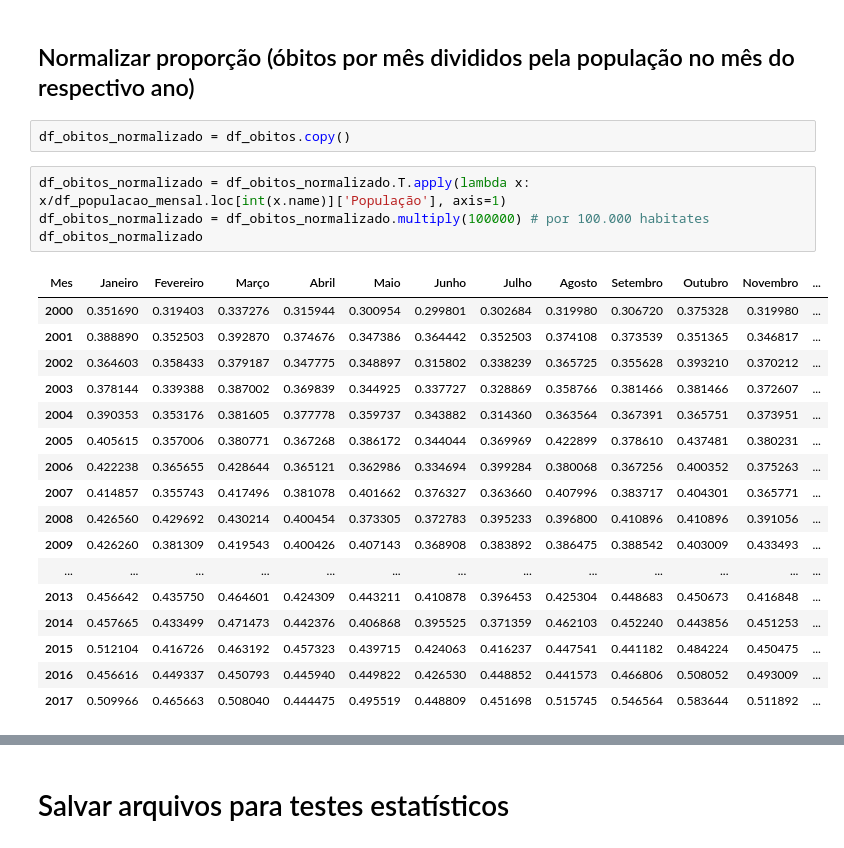
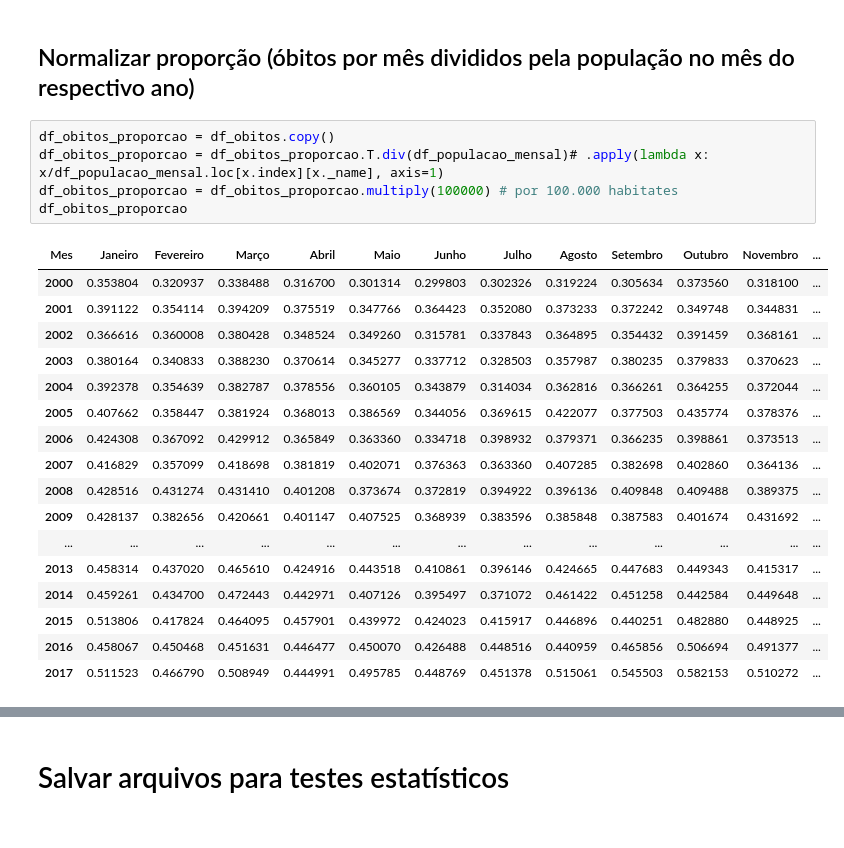
Before and after one commit to jamissonfreitas/IN1119, a Jupyter notebook: analise_mes_ano.ipynb, the cells around one changed output, grey strips where cells are left out. Drawn from its saved outputs; the diff is of its cells as text.

```diff
--- a/analise_mes_ano.ipynb
+++ b/analise_mes_ano.ipynb
@@ -212,28 +220,27 @@ df_obitos.T.plot.line()
 [figure]
 # %% [markdown]
 ## Normalizar proporção (óbitos por mês divididos pela população no mês do respectivo ano)
-# %%
-df_obitos_normalizado = df_obitos.copy()
 # %%
-df_obitos_normalizado = df_obitos_normalizado.T.apply(lambda x: x/df_populacao_mensal.loc[int(x.name)]['População'], axis=1)
-df_obitos_normalizado = df_obitos_normalizado.multiply(100000) # por 100.000 habitates
-df_obitos_normalizado
+df_obitos_proporcao = df_obitos.copy()
+df_obitos_proporcao = df_obitos_proporcao.T.div(df_populacao_mensal)# .apply(lambda x: x/df_populacao_mensal.loc[x.index][x._name], axis=1)
+df_obitos_proporcao = df_obitos_proporcao.multiply(100000) # por 100.000 habitates
+df_obitos_proporcao
 # %% [output]
 | Mes | Janeiro | Fevereiro | Março | Abril | Maio | Junho | Julho | Agosto | Setembro | Outubro | Novembro | ... |
-| 2000 | 0.351690 | 0.319403 | 0.337276 | 0.315944 | 0.300954 | 0.299801 | 0.302684 | 0.319980 | 0.306720 | 0.375328 | 0.319980 | ... |
-| 2001 | 0.388890 | 0.352503 | 0.392870 | 0.374676 | 0.347386 | 0.364442 | 0.352503 | 0.374108 | 0.373539 | 0.351365 | 0.346817 | ... |
-| 2002 | 0.364603 | 0.358433 | 0.379187 | 0.347775 | 0.348897 | 0.315802 | 0.338239 | 0.365725 | 0.355628 | 0.393210 | 0.370212 | ... |
-| 2003 | 0.378144 | 0.339388 | 0.387002 | 0.369839 | 0.344925 | 0.337727 | 0.328869 | 0.358766 | 0.381466 | 0.381466 | 0.372607 | ... |
-| 2004 | 0.390353 | 0.353176 | 0.381605 | 0.377778 | 0.359737 | 0.343882 | 0.314360 | 0.363564 | 0.367391 | 0.365751 | 0.373951 | ... |
-| 2005 | 0.405615 | 0.357006 | 0.380771 | 0.367268 | 0.386172 | 0.344044 | 0.369969 | 0.422899 | 0.378610 | 0.437481 | 0.380231 | ... |
-| 2006 | 0.422238 | 0.365655 | 0.428644 | 0.365121 | 0.362986 | 0.334694 | 0.399284 | 0.380068 | 0.367256 | 0.400352 | 0.375263 | ... |
-| 2007 | 0.414857 | 0.355743 | 0.417496 | 0.381078 | 0.401662 | 0.376327 | 0.363660 | 0.407996 | 0.383717 | 0.404301 | 0.365771 | ... |
-| 2008 | 0.426560 | 0.429692 | 0.430214 | 0.400454 | 0.373305 | 0.372783 | 0.395233 | 0.396800 | 0.410896 | 0.410896 | 0.391056 | ... |
-| 2009 | 0.426260 | 0.381309 | 0.419543 | 0.400426 | 0.407143 | 0.368908 | 0.383892 | 0.386475 | 0.388542 | 0.403009 | 0.433493 | ... |
+| 2000 | 0.353804 | 0.320937 | 0.338488 | 0.316700 | 0.301314 | 0.299803 | 0.302326 | 0.319224 | 0.305634 | 0.373560 | 0.318100 | ... |
+| 2001 | 0.391122 | 0.354114 | 0.394209 | 0.375519 | 0.347766 | 0.364423 | 0.352080 | 0.373233 | 0.372242 | 0.349748 | 0.344831 | ... |
+| 2002 | 0.366616 | 0.360008 | 0.380428 | 0.348524 | 0.349260 | 0.315781 | 0.337843 | 0.364895 | 0.354432 | 0.391459 | 0.368161 | ... |
+| 2003 | 0.380164 | 0.340833 | 0.388230 | 0.370614 | 0.345277 | 0.337712 | 0.328503 | 0.357987 | 0.380235 | 0.379833 | 0.370623 | ... |
+| 2004 | 0.392378 | 0.354639 | 0.382787 | 0.378556 | 0.360105 | 0.343879 | 0.314034 | 0.362816 | 0.366261 | 0.364255 | 0.372044 | ... |
+| 2005 | 0.407662 | 0.358447 | 0.381924 | 0.368013 | 0.386569 | 0.344056 | 0.369615 | 0.422077 | 0.377503 | 0.435774 | 0.378376 | ... |
+| 2006 | 0.424308 | 0.367092 | 0.429912 | 0.365849 | 0.363360 | 0.334718 | 0.398932 | 0.379371 | 0.366235 | 0.398861 | 0.373513 | ... |
+| 2007 | 0.416829 | 0.357099 | 0.418698 | 0.381819 | 0.402071 | 0.376363 | 0.363360 | 0.407285 | 0.382698 | 0.402860 | 0.364136 | ... |
+| 2008 | 0.428516 | 0.431274 | 0.431410 | 0.401208 | 0.373674 | 0.372819 | 0.394922 | 0.396136 | 0.409848 | 0.409488 | 0.389375 | ... |
+| 2009 | 0.428137 | 0.382656 | 0.420661 | 0.401147 | 0.407525 | 0.368939 | 0.383596 | 0.385848 | 0.387583 | 0.401674 | 0.431692 | ... |
 | ... | ... | ... | ... | ... | ... | ... | ... | ... | ... | ... | ... | ... |
-| 2013 | 0.456642 | 0.435750 | 0.464601 | 0.424309 | 0.443211 | 0.410878 | 0.396453 | 0.425304 | 0.448683 | 0.450673 | 0.416848 | ... |
-| 2014 | 0.457665 | 0.433499 | 0.471473 | 0.442376 | 0.406868 | 0.395525 | 0.371359 | 0.462103 | 0.452240 | 0.443856 | 0.451253 | ... |
-| 2015 | 0.512104 | 0.416726 | 0.463192 | 0.457323 | 0.439715 | 0.424063 | 0.416237 | 0.447541 | 0.441182 | 0.484224 | 0.450475 | ... |
-| 2016 | 0.456616 | 0.449337 | 0.450793 | 0.445940 | 0.449822 | 0.426530 | 0.448852 | 0.441573 | 0.466806 | 0.508052 | 0.493009 | ... |
-| 2017 | 0.509966 | 0.465663 | 0.508040 | 0.444475 | 0.495519 | 0.448809 | 0.451698 | 0.515745 | 0.546564 | 0.583644 | 0.511892 | ... |
+| 2013 | 0.458314 | 0.437020 | 0.465610 | 0.424916 | 0.443518 | 0.410861 | 0.396146 | 0.424665 | 0.447683 | 0.449343 | 0.415317 | ... |
+| 2014 | 0.459261 | 0.434700 | 0.472443 | 0.442971 | 0.407126 | 0.395497 | 0.371072 | 0.461422 | 0.451258 | 0.442584 | 0.449648 | ... |
+| 2015 | 0.513806 | 0.417824 | 0.464095 | 0.457901 | 0.439972 | 0.424023 | 0.415917 | 0.446896 | 0.440251 | 0.482880 | 0.448925 | ... |
+| 2016 | 0.458067 | 0.450468 | 0.451631 | 0.446477 | 0.450070 | 0.426488 | 0.448516 | 0.440959 | 0.465856 | 0.506694 | 0.491377 | ... |
+| 2017 | 0.511523 | 0.466790 | 0.508949 | 0.444991 | 0.495785 | 0.448769 | 0.451378 | 0.515061 | 0.545503 | 0.582153 | 0.510272 | ... |
 # %%
```
Also changed, not shown: parts of 6 cells of this notebook.
